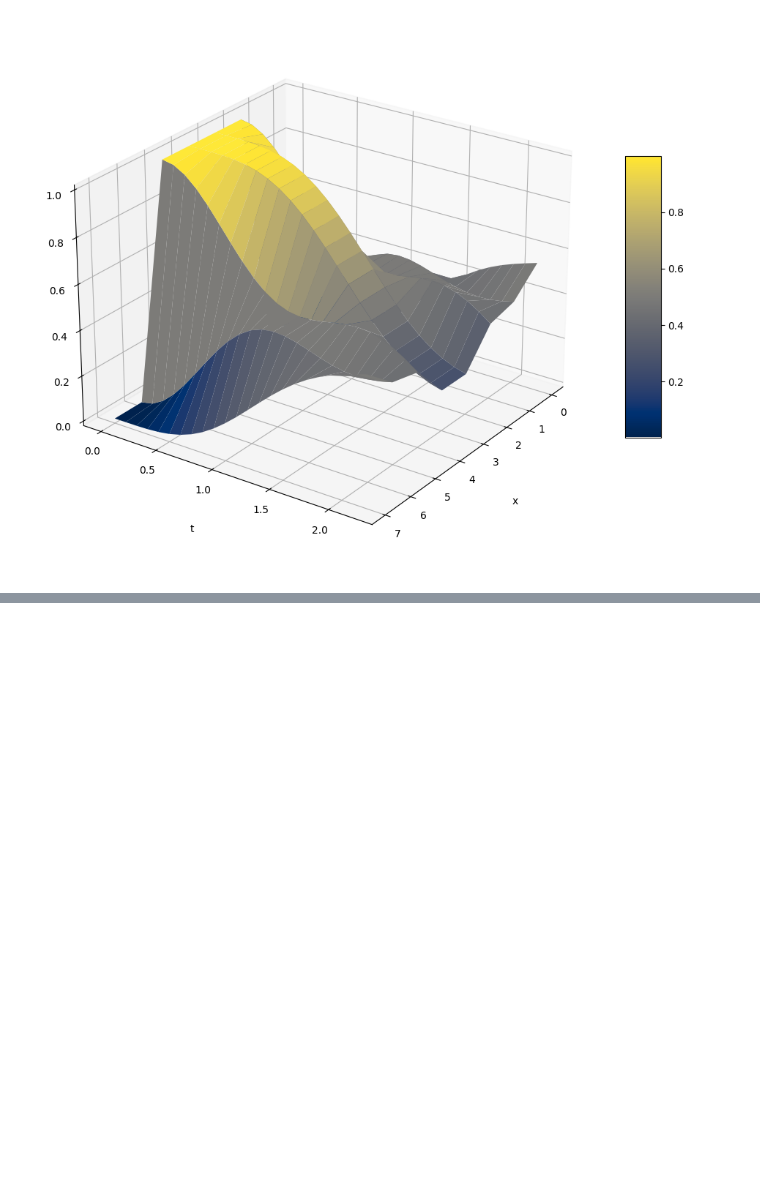
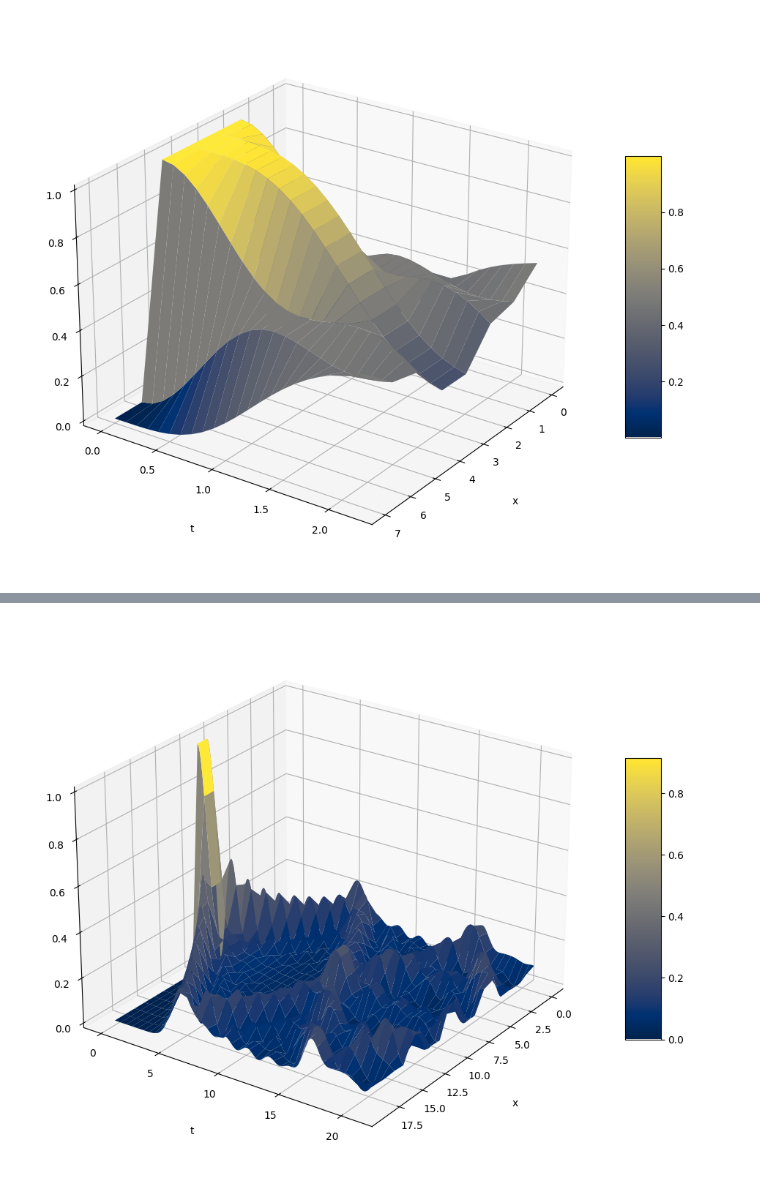
Before and after one commit to asaenz16/URSA23, a Jupyter notebook: DetFormula.ipynb, the cells around one changed output, grey strips where cells are left out. Drawn from its saved outputs; the diff is of its cells as text; code cells hidden in the pictures; blank space fills up the shorter version.

Commit message:
more plots

```diff
--- a/DetFormula.ipynb
+++ b/DetFormula.ipynb
@@ -927,0 +928,39 @@ plt.show()
+# %%
+L= 21
+N= 2
+IC = [int(L/2)-1, int(L/2)]
+d=0.1
+acc=10
+all_C = tuple_combinations(N,L)
+ord_sol = BE_all_sol(N,L, d, acc)
+all_sol =[]
+for z in ord_sol:
+    all_sol.extend(list(permutations(z)))
+# %%
+all_T = sum_terms(IC, all_sol, all_C, d, L)
+# %%
+x = np.arange(0, L-1, 1)
+t = np.arange(0, L, 0.1)
+
+
+X, T = np.meshgrid(x, t)
+Z = np.array([[prob_one_v2(x1, t1 , all_sol, all_C, all_T,d)  for x1 in x] for t1 in t])
+# %%
+fig = plt.figure(figsize = (12,10))
+ax = plt.axes(projection='3d')
+
+
+surf = ax.plot_surface(X, T, Z, cmap = plt.cm.cividis)
+
+# Set axes label
+ax.set_xlabel('x', labelpad=20)
+ax.set_ylabel('t', labelpad=20)
+ax.set_zlabel('z', labelpad=20)
+
+fig.colorbar(surf, shrink=0.5, aspect=8)
+
+ax.view_init(25, 35)
+
+plt.show()
+# %% [output]
+[figure, added]
```
Also changed, not shown: parts of 2 cells of this notebook.
